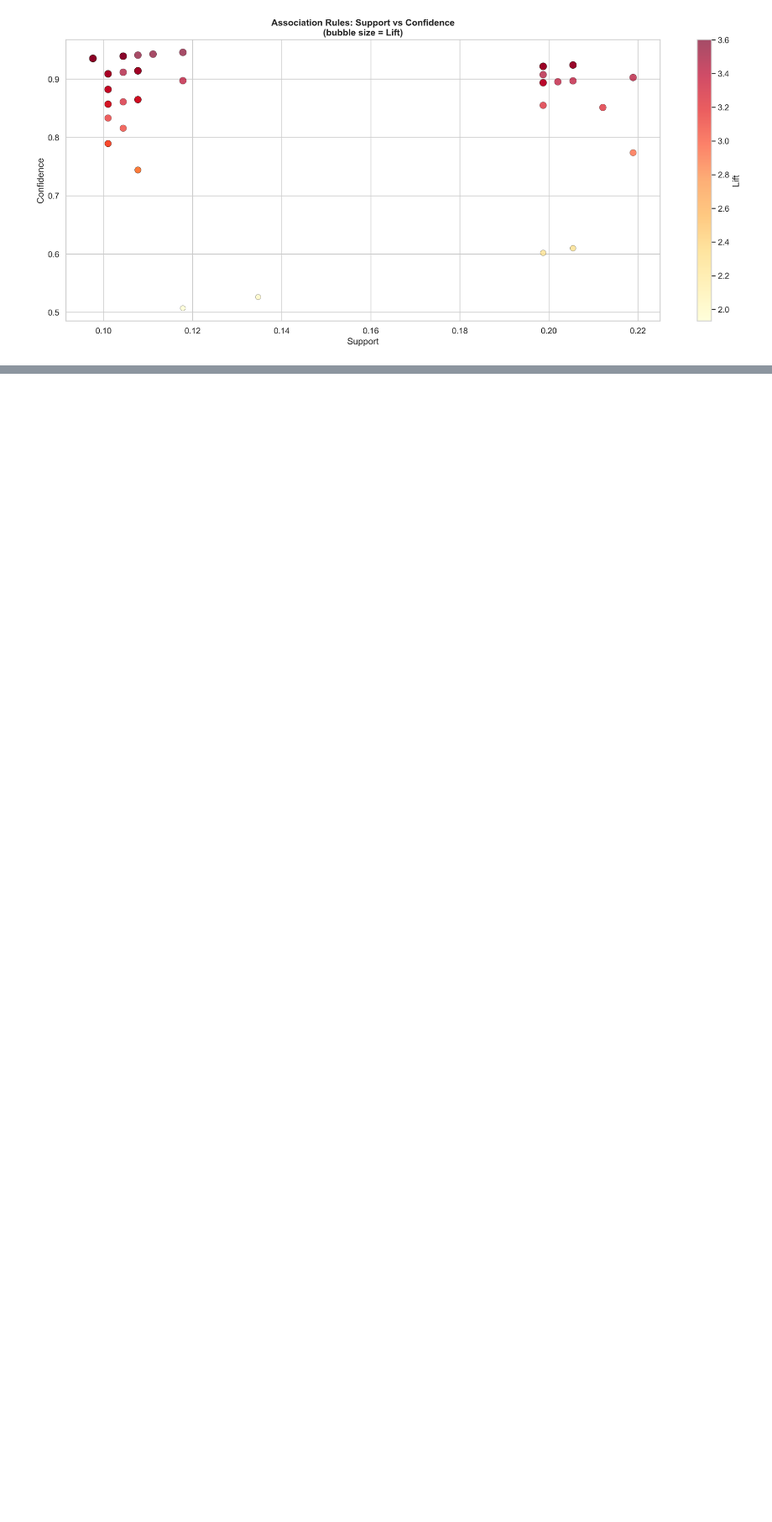
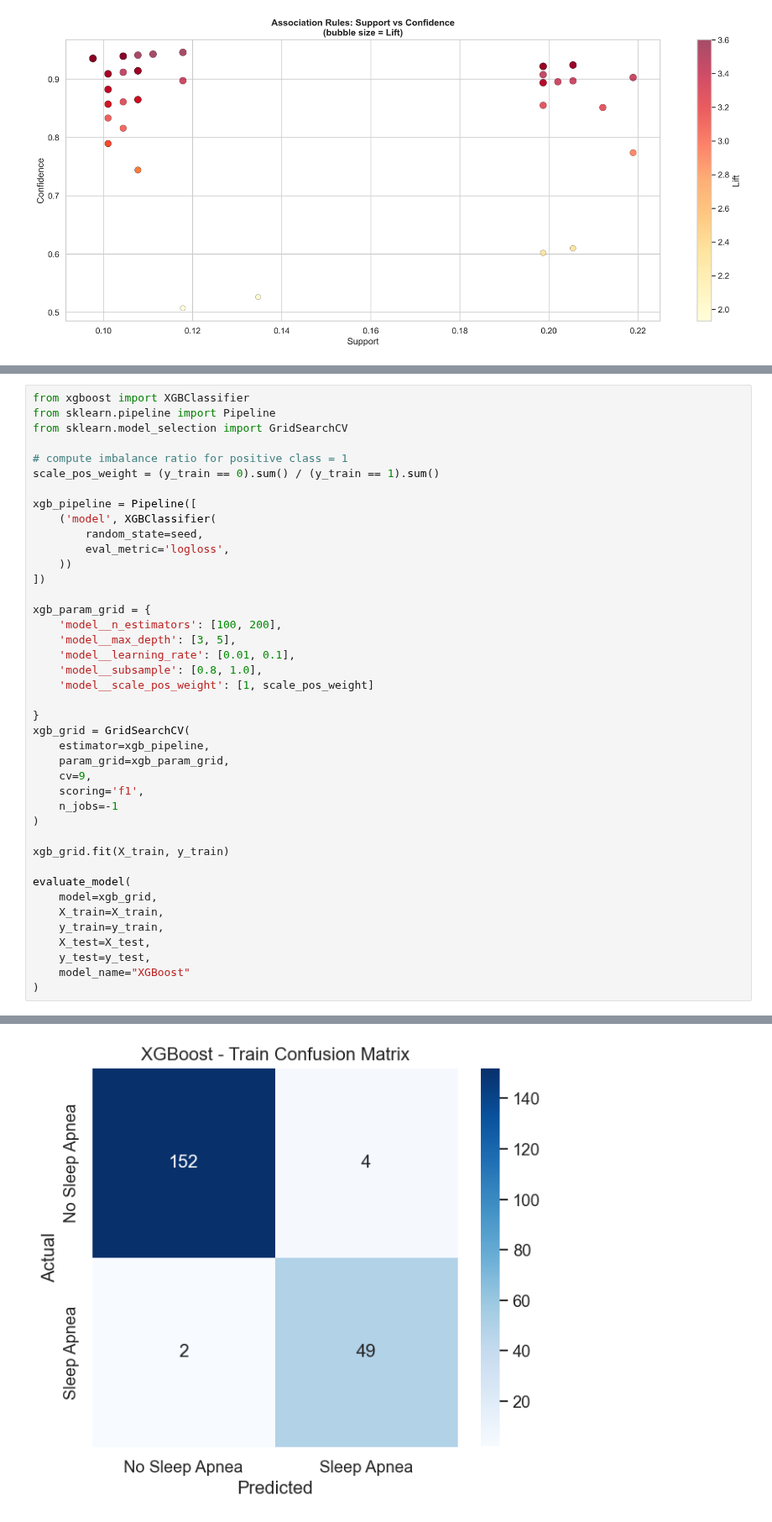
Before and after one commit to shreyaslakhotia/BC2407_Project_SleepGuard, a Jupyter notebook: BC2407.ipynb, the cells around one changed output, grey strips where cells are left out. Shown at 84% size. Drawn from its saved outputs; the diff is of its cells as text; blank space fills up the shorter version.

```diff
--- a/BC2407.ipynb
+++ b/BC2407.ipynb
@@ -694,0 +719,42 @@ Mean CV F1: 0.8852 (+/- 0.1123)
+# %%
+from xgboost import XGBClassifier
+from sklearn.pipeline import Pipeline
+from sklearn.model_selection import GridSearchCV
+
+# compute imbalance ratio for positive class = 1
+scale_pos_weight = (y_train == 0).sum() / (y_train == 1).sum()
+
+xgb_pipeline = Pipeline([
+    ('model', XGBClassifier(
+        random_state=seed,
+        eval_metric='logloss',
+    ))
+])
+
+xgb_param_grid = {
+    'model__n_estimators': [100, 200],
+    'model__max_depth': [3, 5],
+    'model__learning_rate': [0.01, 0.1],
+    'model__subsample': [0.8, 1.0],
+    'model__scale_pos_weight': [1, scale_pos_weight]
+
+}
+xgb_grid = GridSearchCV(
+    estimator=xgb_pipeline,
+    param_grid=xgb_param_grid,
+    cv=9,
+    scoring='f1',
+    n_jobs=-1
+)
+
+xgb_grid.fit(X_train, y_train)
+
+evaluate_model(
+    model=xgb_grid,
+    X_train=X_train,
+    y_train=y_train,
+    X_test=X_test,
+    y_test=y_test,
+    model_name="XGBoost"
+)
+# %% [output]
@@ -694,0 +780 @@ Mean CV F1: 0.8852 (+/- 0.1123)
+[figure, added]
```
Also changed, not shown: parts of 25 cells of this notebook, 1 other file.
